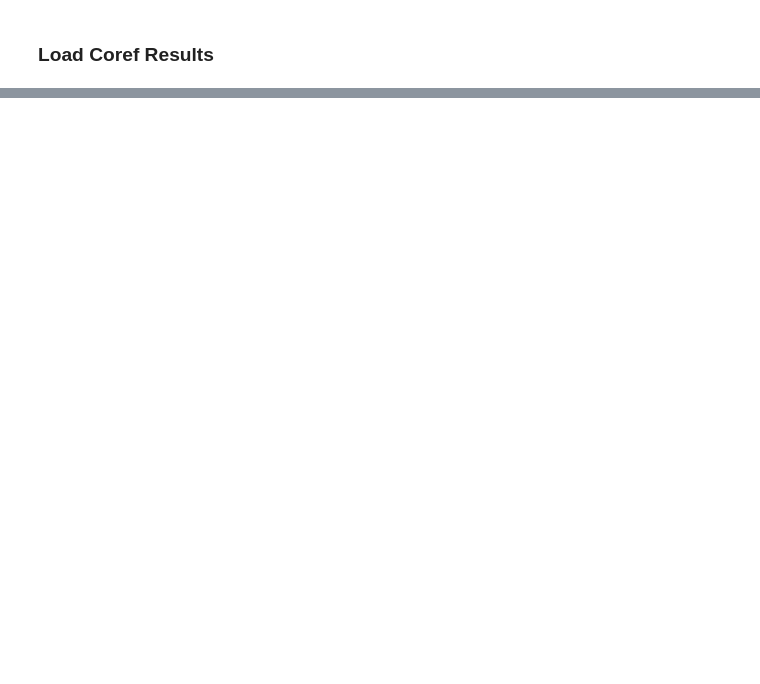
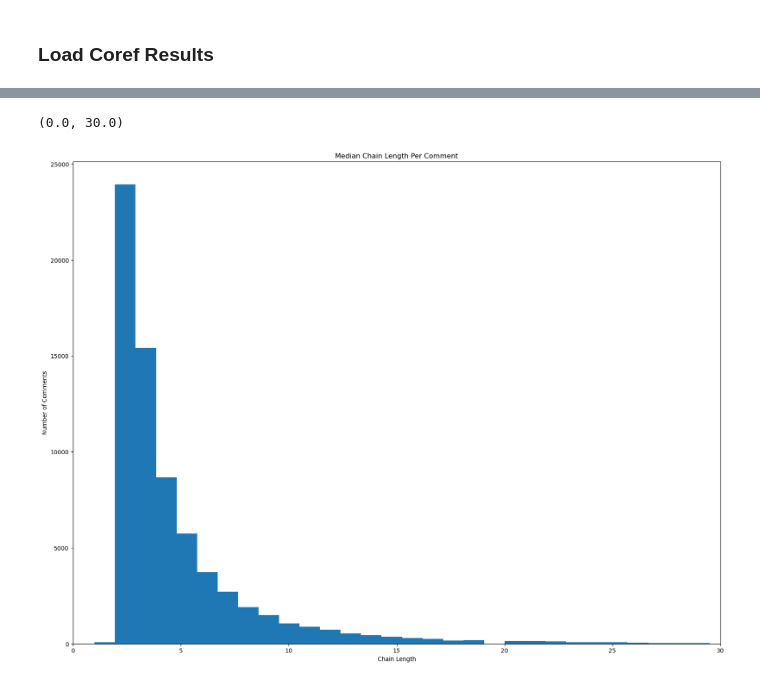
Before and after one commit to dr00b/testing_llm_in_delusion_recognition, a Jupyter notebook: notebooks/knowledgable_informant_narratives.ipynb, the cells around one changed output, grey strips where cells are left out. Drawn from its saved outputs; the diff is of its cells as text; code cells hidden in the pictures; blank space fills up the shorter version.

Commit message:
Applied coref method to retrieve caregiver narratives

```diff
--- a/notebooks/knowledgable_informant_narratives.ipynb
+++ b/notebooks/knowledgable_informant_narratives.ipynb
@@ -223,0 +255,2 @@ mother ROOT NOUN 2 0
+# %%
+df = pd.read_pickle(os.path.join("..", "data", "coref_chain_tokens.pkl"))
@@ -223,0 +266,2 @@ mother ROOT NOUN 2 0
+# %%
+comment_chains = df.groupby(["comment_rowid"]).agg({"ref_chain_index": "max", "chain_len": ["min", "median", "max"]})
@@ -223,0 +276,5 @@ mother ROOT NOUN 2 0
+# %%
+comment_chains.columns = comment_chains.columns.to_flat_index()
+# merge column index to one column
+comment_chains.columns = ["_".join(x) for x in comment_chains.columns]
+comment_chains["ref_chain_index_max"] = comment_chains["ref_chain_index_max"].astype(float)
@@ -223,0 +290,9 @@ mother ROOT NOUN 2 0
+# %%
+comment_chains.loc[(comment_chains[("chain_len_median")] < 30), ("chain_len_median")].plot.hist(bins=30, figsize=(20,15))
+plt.title("Median Chain Length Per Comment")
+plt.xlabel("Chain Length")
+plt.ylabel("Number of Comments")
+plt.xlim(0, 30)
+# %% [output]
+(0.0, 30.0)
+[figure, added]
```
Also changed, not shown: parts of 40 cells of this notebook, 2 other files.
